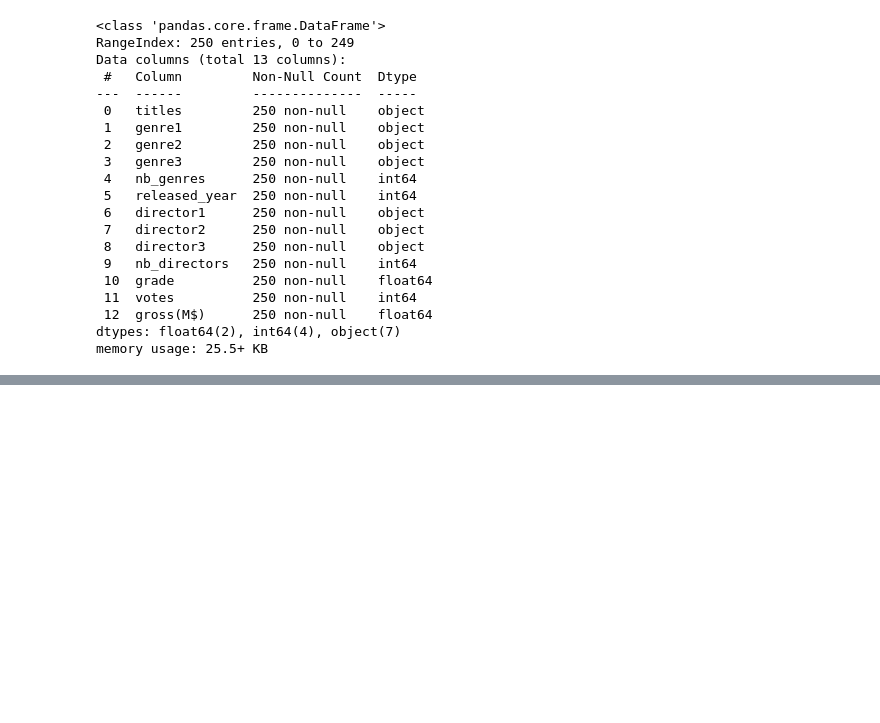
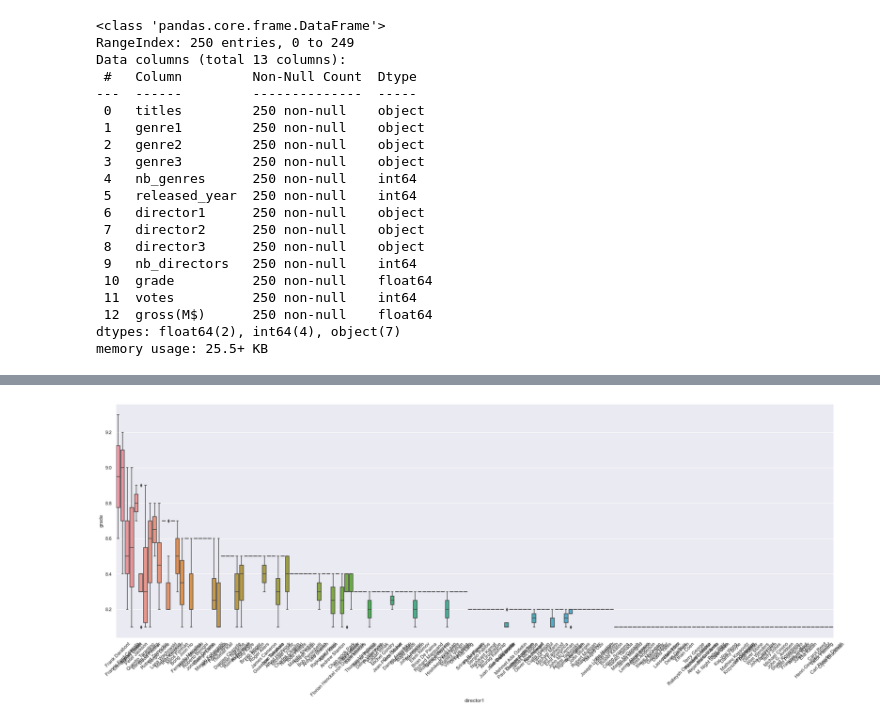
Before and after one commit to art2mkl/projet_IMDB, a Jupyter notebook: Imdb_visulalisation.ipynb, the cells around one changed output, grey strips where cells are left out. Saved outputs shown, nothing was run; the diff lists cells and outputs as text; code cells hidden in the pictures; blank space fills up the shorter version.

```diff
--- a/Imdb_visulalisation.ipynb
+++ b/Imdb_visulalisation.ipynb
@@ -53,0 +122,7 @@ df1.head(16)
+# %%
+from matplotlib.pyplot import figure
+ax = sns.boxplot(x="director1", y="grade", data=df1)
+plt.xticks(rotation=45)
+sns.set(rc={'figure.figsize':(30, 10)})
+# %% [output]
+[figure, added]
```
Also changed, not shown: parts of 35 cells of this notebook, 5 other files.
